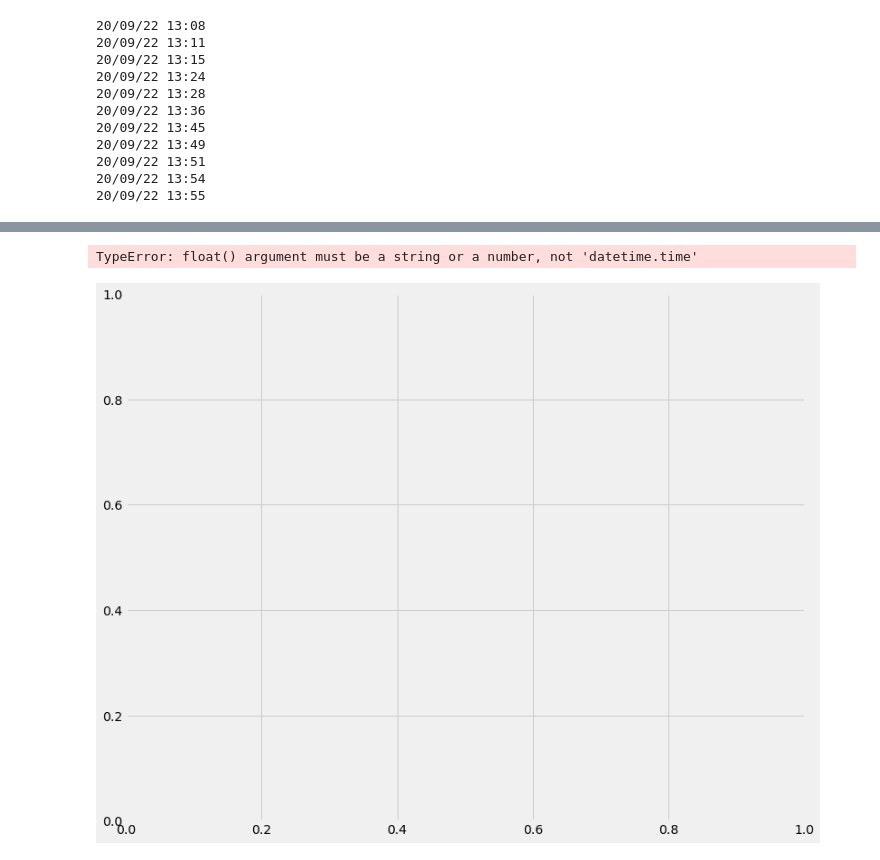
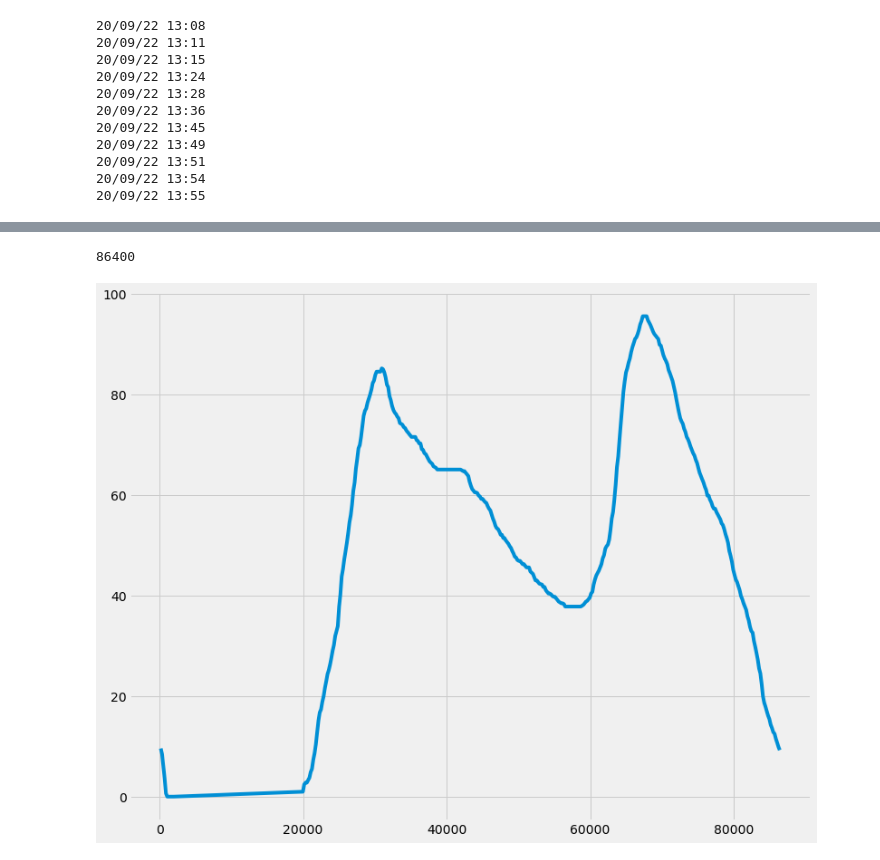
Before and after one commit to yxcho/iot_project, a Jupyter notebook: src/mock_data.ipynb, the cells around one changed output, grey strips where cells are left out. Cells and saved outputs as stored; diff of their text form; code cells hidden in the pictures.

Commit message:
generate graph

```diff
--- a/src/mock_data.ipynb
+++ b/src/mock_data.ipynb
@@ -206,11 +208,18 @@ def convert_float_to_time(time_float):
     minute = 60 * (time_float - hour)
     return datetime.time(int(hour), int(minute))
 
+
+def convert_float_to_seconds(time_float):
+    hour = math.floor(time_float)
+    minute = 60 * (time_float - hour)
+    return hour * 60 * 60 + minute * 60
 # time = 23.832686
 # convert_float_to_time(time)
 
+epoch_time = datetime.datetime(2021, 10, 1, 0).timestamp()
 
-passenger_congestion["time"] = passenger_congestion["time"].apply(convert_float_to_time)
+# passenger_congestion["time"] = passenger_congestion["time"].apply(convert_float_to_seconds) + epoch_time
+passenger_congestion["time"] = passenger_congestion["time"].apply(convert_float_to_seconds)
 passenger_congestion
 # %% [output]
 |  | time | value |
@@ -228,0 +238,6 @@ passenger_congestion
+# %%
+INTERVAL_MINUTES = 3
+seconds_bin = [sec for sec in range(0, 24*60*60, INTERVAL_MINUTES*60)]
+
+passenger_congestion["time_bin"] = np.digitize(passenger_congestion["time"], seconds_bin)
+passenger_congestion.head(20)
@@ -228,0 +262,7 @@ passenger_congestion
+# %%
+congestion_weekday_seeder = passenger_congestion.groupby("time_bin").mean().reset_index()
+congestion_weekday_seeder["time_bin_s"] = congestion_weekday_seeder["time_bin"] * INTERVAL_MINUTES * 60
+congestion_weekday_seeder.drop(columns=["time", "time_bin"], inplace=True)
+congestion_weekday_seeder.rename(columns={"value":"rate"}, inplace=True)
+congestion_weekday_seeder = congestion_weekday_seeder[["time_bin_s", "rate"]]
+congestion_weekday_seeder.head(20)
@@ -229,16 +365,25 @@ passenger_congestion
+# %%
+24 * 60 * 60
+# %% [output]
+86400
 # %%
-# def plot_graph(df):
-#     plt.style.use("fivethirtyeight")
+import matplotlib
+from datetime import datetime
 
-#     plt.figure(figsize=(12, 10))
-#     # df["time"] = df["time"].astype("datetime64[ns]")
+def plot_graph(df):
+    plt.style.use("fivethirtyeight")
 
-#     df = df.set_index("time")
+    plt.figure(figsize=(12, 10))
+    # df["time"] = df["time"].astype("datetime64[ns]")
+    # df.time = pd.to_datetime(df.time)
+    # x = [datetime.time(0,0,0), datetime.time(23,59,59)]
+    # x_dt = [datetime.datetime.combine(datetime.date.today(), t) for t in x]
+    # df['time'] = df['time'].apply(pd.Timestamp.timestamp)
 
-#     # df.plot()
-#     plt.plot(df)
 
-# plot_graph(passenger_congestion)
+    # df.plot()
+    plt.plot(df.time_bin_s, df.rate)
+
+plot_graph(congestion_weekday_seeder)
 # %% [output]
-TypeError: float() argument must be a string or a number, not 'datetime.time'
-[figure, old version]
+[figure, new version]
```
Also changed, not shown: parts of 10 cells of this notebook, 3 other files.
